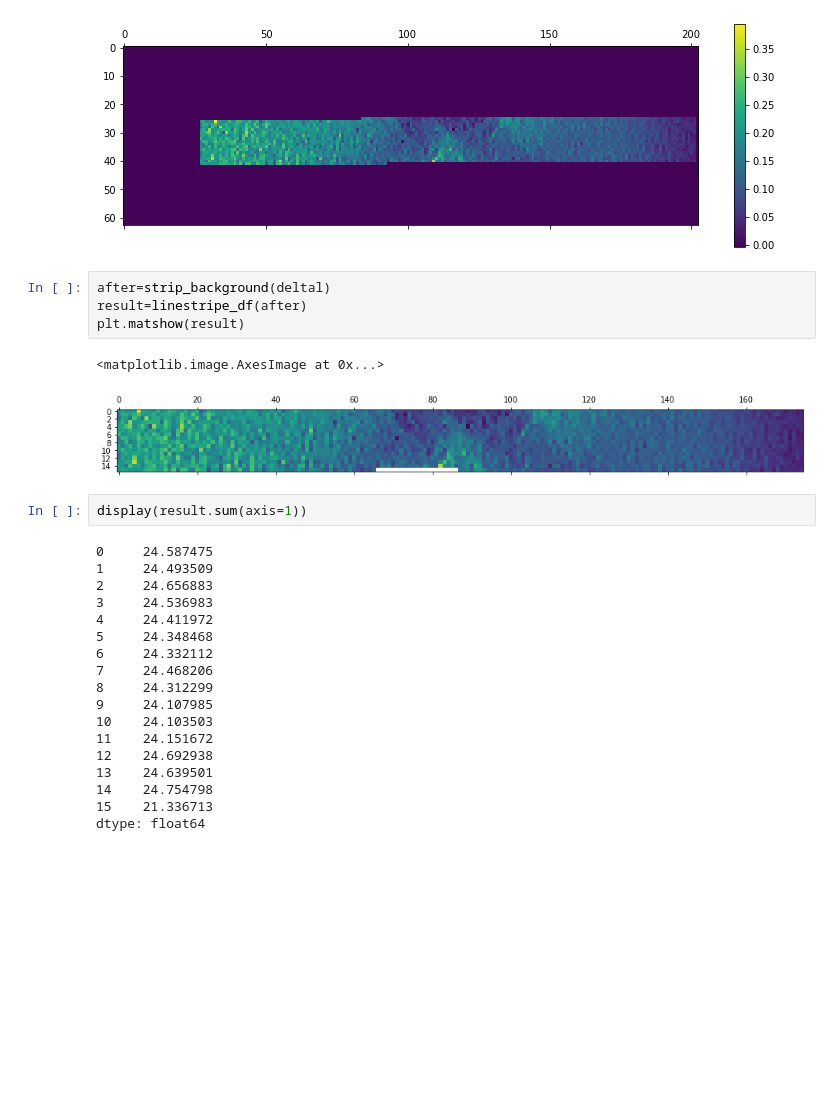
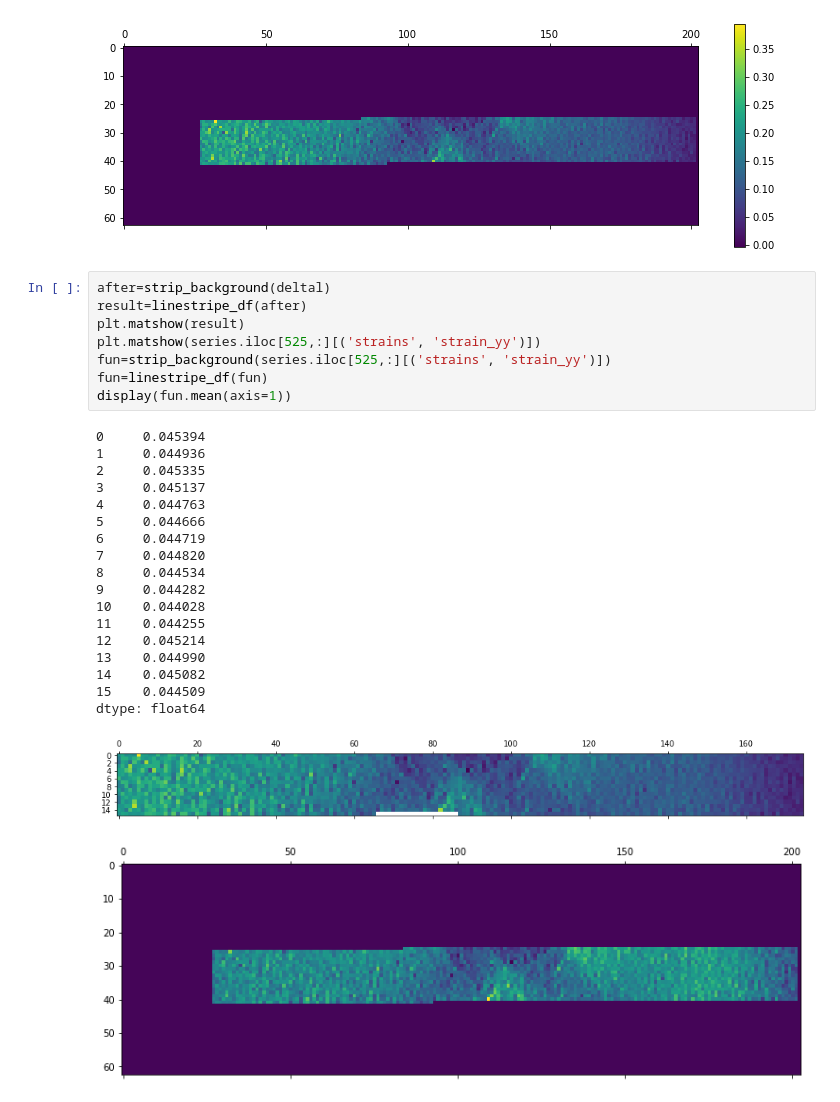
Before and after one commit to KMDE-10/DIC, a Jupyter notebook: HDF_import.ipynb, the cells around one changed output. Saved outputs shown, nothing was run; the diff lists cells and outputs as text; blank space fills up the shorter version.

```diff
--- a/HDF_import.ipynb
+++ b/HDF_import.ipynb
@@ -331,27 +331,28 @@ plt.colorbar(dn)
 # %%
 after=strip_background(deltal)
 result=linestripe_df(after)
 plt.matshow(result)
+plt.matshow(series.iloc[525,:][('strains', 'strain_yy')])
+fun=strip_background(series.iloc[525,:][('strains', 'strain_yy')])
+fun=linestripe_df(fun)
+display(fun.mean(axis=1))
 # %% [output]
-<matplotlib.image.AxesImage at 0x...>
+0     0.045394
+1     0.044936
+2     0.045335
+3     0.045137
+4     0.044763
+5     0.044666
+6     0.044719
+7     0.044820
+8     0.044534
+9     0.044282
+10    0.044028
+11    0.044255
+12    0.045214
+13    0.044990
+14    0.045082
+15    0.044509
+dtype: float64
 [figure]
+[figure, added]
-# %%
-display(result.sum(axis=1))
-# %% [output]
-0     24.587475
-1     24.493509
-2     24.656883
-3     24.536983
-4     24.411972
-5     24.348468
-6     24.332112
-7     24.468206
-8     24.312299
-9     24.107985
-10    24.103503
-11    24.151672
-12    24.692938
-13    24.639501
-14    24.754798
-15    21.336713
-dtype: float64
```
Also changed, not shown: parts of 2 cells of this notebook.
